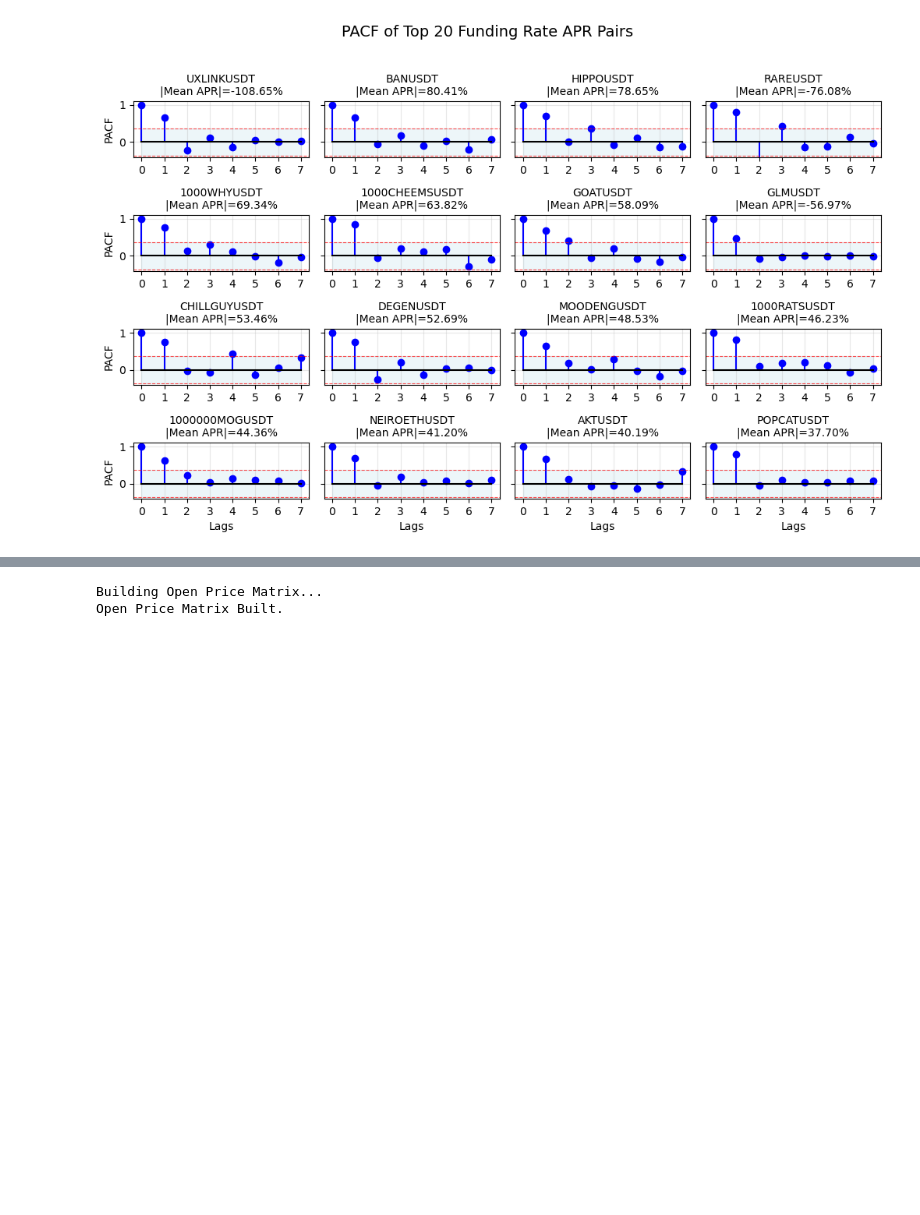
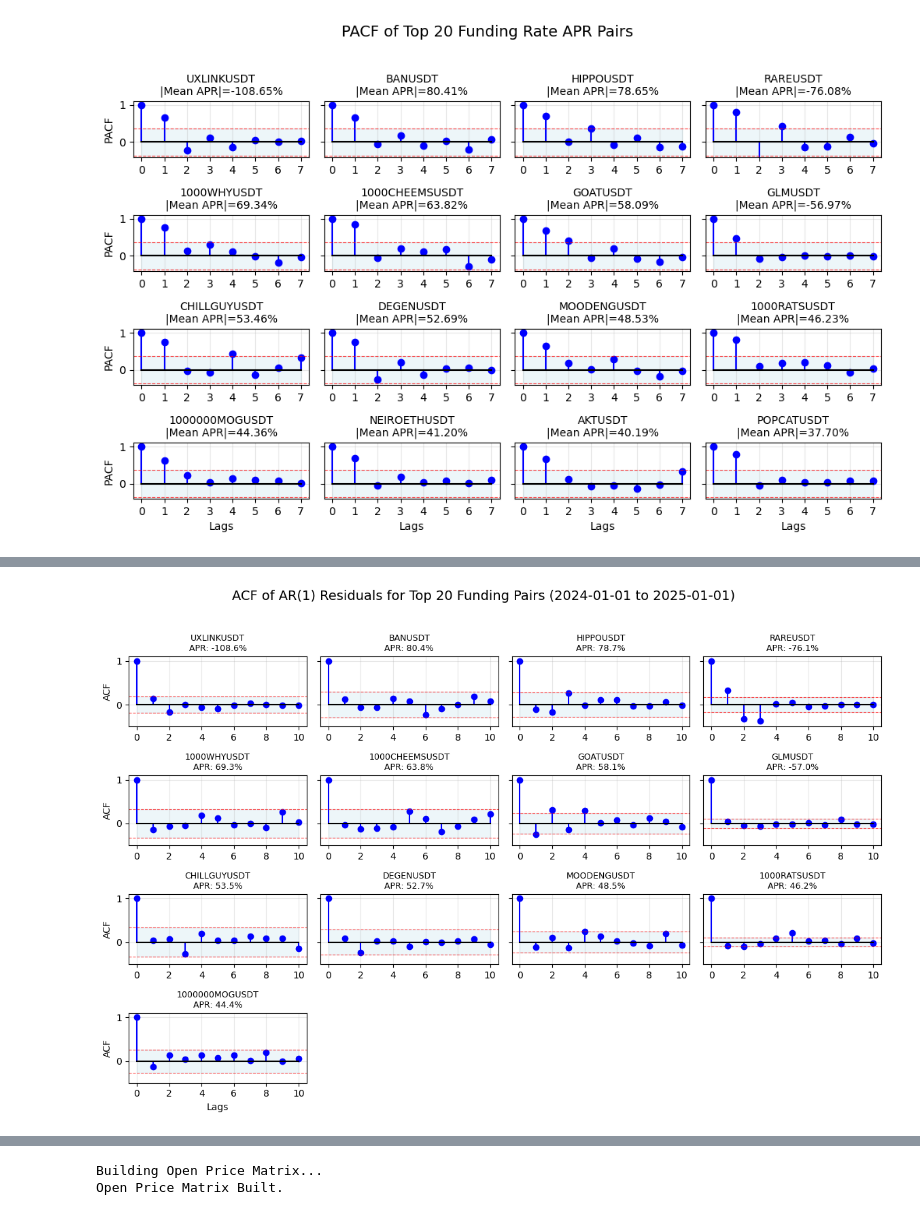
Before and after one commit to jiehengchin/funding_arb, a Jupyter notebook: beta_neu_fund_arb_EDA.ipynb, the cells around one changed output, grey strips where cells are left out. Drawn from its saved outputs; the diff is of its cells as text; code cells hidden in the pictures; blank space fills up the shorter version.

```diff
--- a/beta_neu_fund_arb_EDA.ipynb
+++ b/beta_neu_fund_arb_EDA.ipynb
@@ -541,3 +615,87 @@ funding_rate_forecast
+# %%
+def plot_ar1_residuals_acf_top_20(start_dt=None, end_dt=None, n_cols=4):
+    """
+    Fit AR(1) models for the top 20 funding APR pairs over the specified period
+    and plot the ACF of their residuals to check for remaining serial correlation.
+    """
+    if start_dt is None:
+        start_dt = funding_df.index.min()
+    if end_dt is None:
+        end_dt = funding_df.index.max()
+
+    # 1. Identify Top 20 Pairs by Absolute Funding Rate APR
+    filtered_funding_rate = daily_funding.loc[start_dt:end_dt]
+    mean_apr = filtered_funding_rate.mean() * 365
+    top_20_pairs = mean_apr.abs().sort_values(ascending=False).head(20).index.tolist()
+
+    residuals_dict = {}
+
+    # 2. Fit AR(1) and get residuals
+    for symbol in top_20_pairs:
+        series = filtered_funding_rate[symbol].dropna()
+        # Clean data
+        series = series[np.isfinite(series)]
+
+        if len(series) < 30:
+            continue
+
+        model = robust_ar_1_fit(series.values)
+        if model is not None:
+            residuals_dict[symbol] = model.resid
+
+    # 3. Plotting ACF
+    available_pairs = list(residuals_dict.keys())
+    if not available_pairs:
+        print("No valid models fitted for top 20 pairs.")
+        return
+
+    n_pairs = len(available_pairs)
+    n_rows = (n_pairs + n_cols - 1) // n_cols
+
+    fig, axes = plt.subplots(n_rows, n_cols, figsize=(3 * n_cols, 2 * n_rows), sharey=True)
+    axes = axes.flatten()
+
+    from statsmodels.tsa.stattools import acf
+
+    for i, pair in enumerate(available_pairs):
+        ax = axes[i]
+        resids = residuals_dict[pair]
+
+        # Calculate ACF
+        # We use nlags=10 for checking short-term residual correlation
+        lag_acf = acf(resids, nlags=10)
+
+        # Plot ACF
+        ax.stem(range(len(lag_acf)), lag_acf, linefmt="b-", markerfmt="bo", basefmt="k-")
+
+        # Confidence intervals
+        conf_interval = 1.96 / np.sqrt(len(resids))
+        ax.axhline(y=conf_interval, linestyle='--', color='red', alpha=0.7, linewidth=0.8)
+        ax.axhline(y=-conf_interval, linestyle='--', color='red', alpha=0.7, linewidth=0.8)
+        ax.fill_between(range(len(lag_acf)), conf_interval, -conf_interval, color='lightblue', alpha=0.22)
+
+        apr = mean_apr.loc[pair] * 100
+        ax.set_title(f"{pair}\nAPR: {apr:.1f}%", fontsize=9)
+        ax.set_ylim(-0.5, 1.1)
+        ax.grid(True, alpha=0.3)
+
+        if i % n_cols == 0:
+            ax.set_ylabel("ACF")
+        if i >= (n_rows - 1) * n_cols:
+            ax.set_xlabel("Lags")
+
+    # Hide unused axes
+    for j in range(i + 1, len(axes)):
+        axes[j].axis('off')
+
+    plt.suptitle(f"ACF of AR(1) Residuals for Top 20 Funding Pairs ({start_dt} to {end_dt})", fontsize=14)
+    plt.tight_layout(rect=[0, 0, 1, 0.96])
+    plt.show()
+
+# Run the function
+plot_ar1_residuals_acf_top_20(start_dt="2024-01-01", end_dt="2025-01-01")
+# %% [output]
+[figure, added]
 # %%
 btc_rets = returns_df['BTCUSDT']
 eth_rets = returns_df['ETHUSDT']
```
Also changed, not shown: parts of 12 cells of this notebook, 5 other files.
